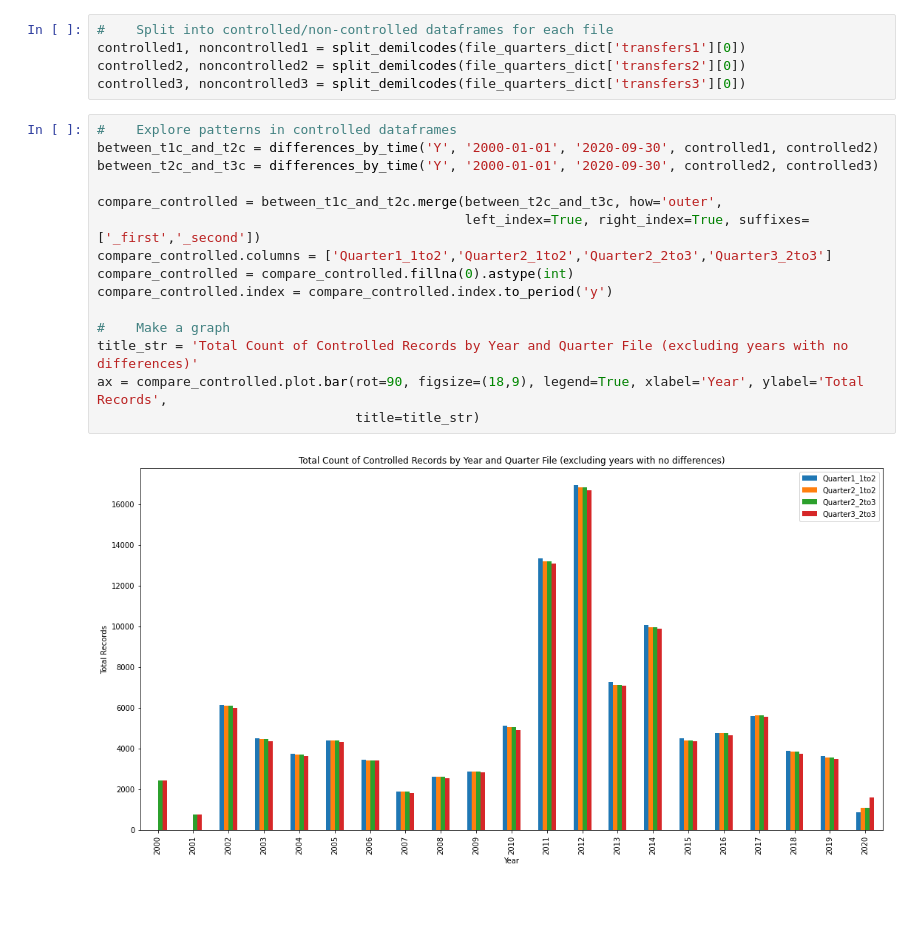
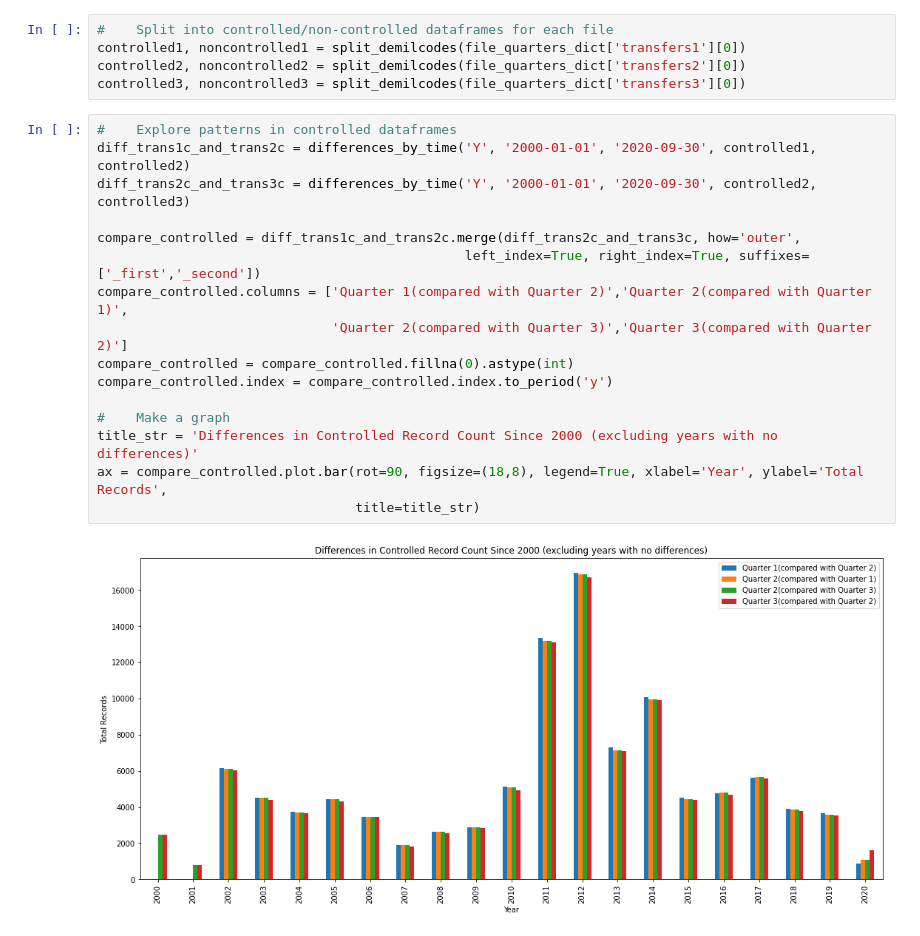
Before and after one commit to barbh1307/merge_DLA_LESO_data, a Jupyter notebook: notebooks/ExploreOriginalFiles/Inconsistancies_AllStatesAndTerritories.ipynb, the cells around one changed output. Cells and saved outputs as stored; diff of their text form; blank space fills up the shorter version.

```diff
--- a/notebooks/ExploreOriginalFiles/Inconsistancies_AllStatesAndTerritories.ipynb
+++ b/notebooks/ExploreOriginalFiles/Inconsistancies_AllStatesAndTerritories.ipynb
@@ -199,20 +209,21 @@ controlled2, noncontrolled2 = split_demilcodes(file_quarters_dict['transfers2'][
 controlled3, noncontrolled3 = split_demilcodes(file_quarters_dict['transfers3'][0])
 # %%
 #    Explore patterns in controlled dataframes
-between_t1c_and_t2c = differences_by_time('Y', '2000-01-01', '2020-09-30', controlled1, controlled2)
-between_t2c_and_t3c = differences_by_time('Y', '2000-01-01', '2020-09-30', controlled2, controlled3)
+diff_trans1c_and_trans2c = differences_by_time('Y', '2000-01-01', '2020-09-30', controlled1, controlled2)
+diff_trans2c_and_trans3c = differences_by_time('Y', '2000-01-01', '2020-09-30', controlled2, controlled3)
 
-compare_controlled = between_t1c_and_t2c.merge(between_t2c_and_t3c, how='outer',
+compare_controlled = diff_trans1c_and_trans2c.merge(diff_trans2c_and_trans3c, how='outer',
                                                left_index=True, right_index=True, suffixes=['_first','_second'])
-compare_controlled.columns = ['Quarter1_1to2','Quarter2_1to2','Quarter2_2to3','Quarter3_2to3']
+compare_controlled.columns = ['Quarter 1(compared with Quarter 2)','Quarter 2(compared with Quarter 1)',
+                              'Quarter 2(compared with Quarter 3)','Quarter 3(compared with Quarter 2)']
 compare_controlled = compare_controlled.fillna(0).astype(int)
 compare_controlled.index = compare_controlled.index.to_period('y')
 
 #    Make a graph
-title_str = 'Total Count of Controlled Records by Year and Quarter File (excluding years with no differences)'
-ax = compare_controlled.plot.bar(rot=90, figsize=(18,9), legend=True, xlabel='Year', ylabel='Total Records',
+title_str = 'Differences in Controlled Record Count Since 2000 (excluding years with no differences)'
+ax = compare_controlled.plot.bar(rot=90, figsize=(18,8), legend=True, xlabel='Year', ylabel='Total Records',
                                  title=title_str)
 # %% [output]
-[figure, old version]
+[figure, new version]
 # %%
 #    Explore patterns in controlled dataframes
```
Also changed, not shown: parts of 21 cells of this notebook.
